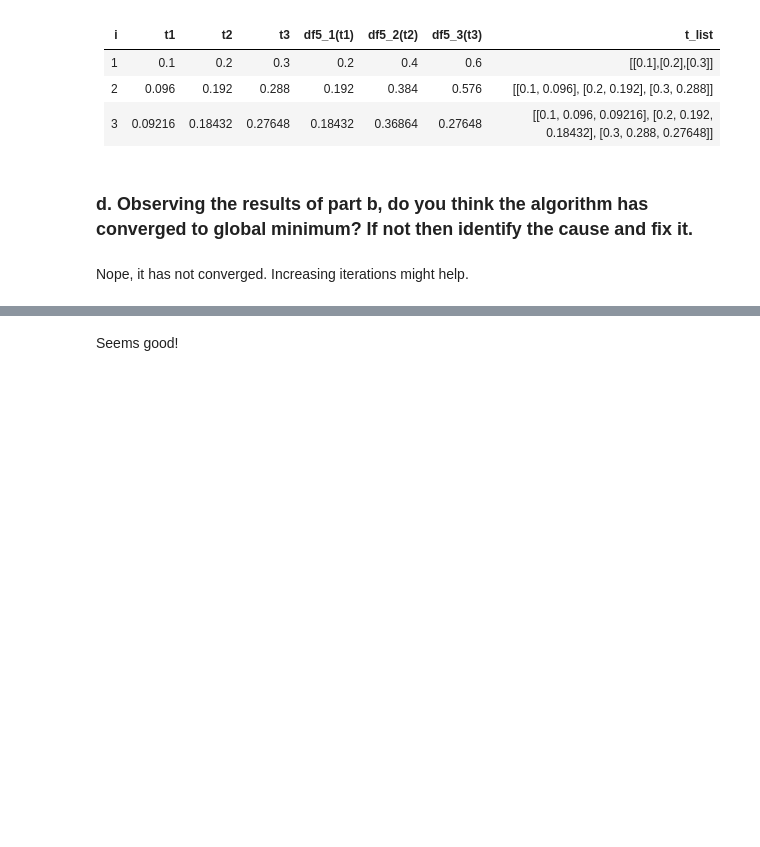
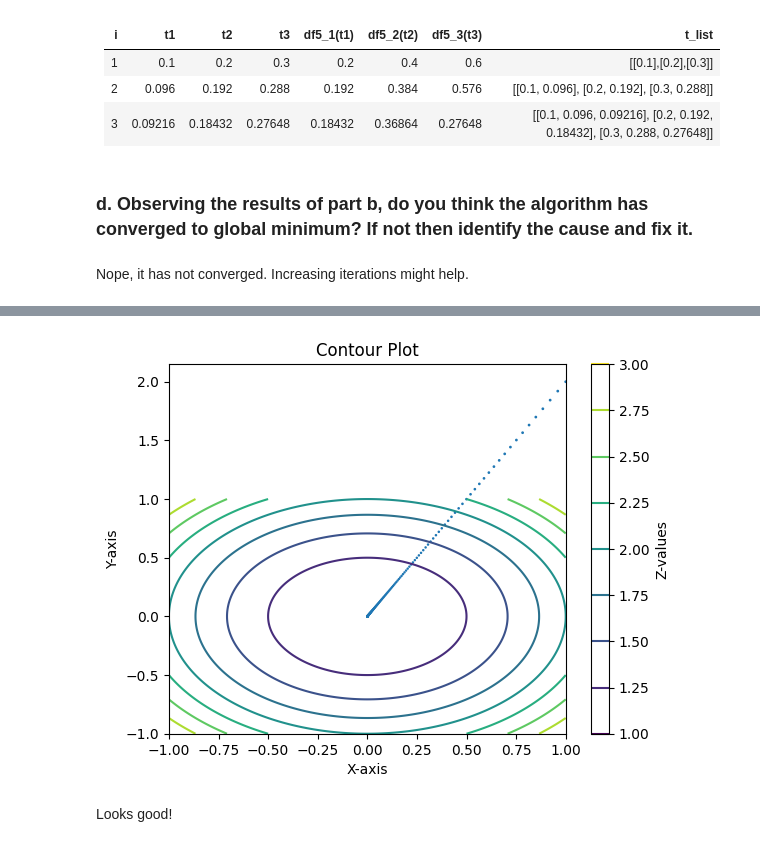
Before and after one commit to Sulphite05/MachineLearning, a Jupyter notebook: PracticeProblemSets/gradient_descent.ipynb, the cells around one changed output, grey strips where cells are left out. Cells and saved outputs as stored; diff of their text form; code cells hidden in the pictures; blank space fills up the shorter version.

```diff
--- a/PracticeProblemSets/gradient_descent.ipynb
+++ b/PracticeProblemSets/gradient_descent.ipynb
@@ -361,2 +346,18 @@ Iterations: 10000
+# %%
+X = t1
+Y = t2
+Z = f5(t1, t2)
+
+contour = plt.contour(X, Y, Z)
+
+plt.colorbar(contour, label='Z-values')
+plt.scatter(nt1, nt2, f(nt1, nt2))
+plt.xlabel('X-axis')
+plt.ylabel('Y-axis')
+plt.title('Contour Plot')
+
+plt.show()
+# %% [output]
+[figure, added]
 # %% [markdown]
-Seems good!
+Looks good!
```
Also changed, not shown: parts of 15 cells of this notebook.
